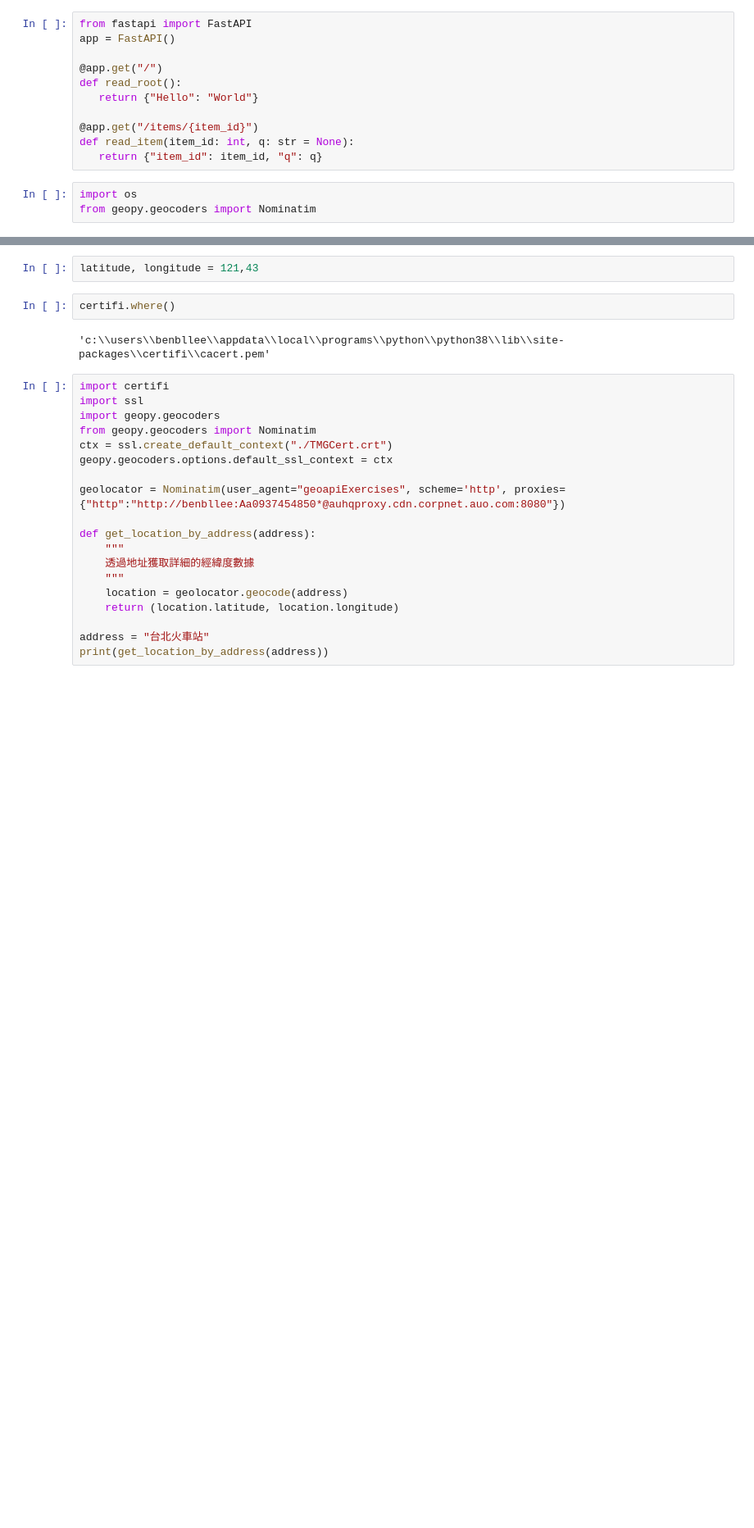
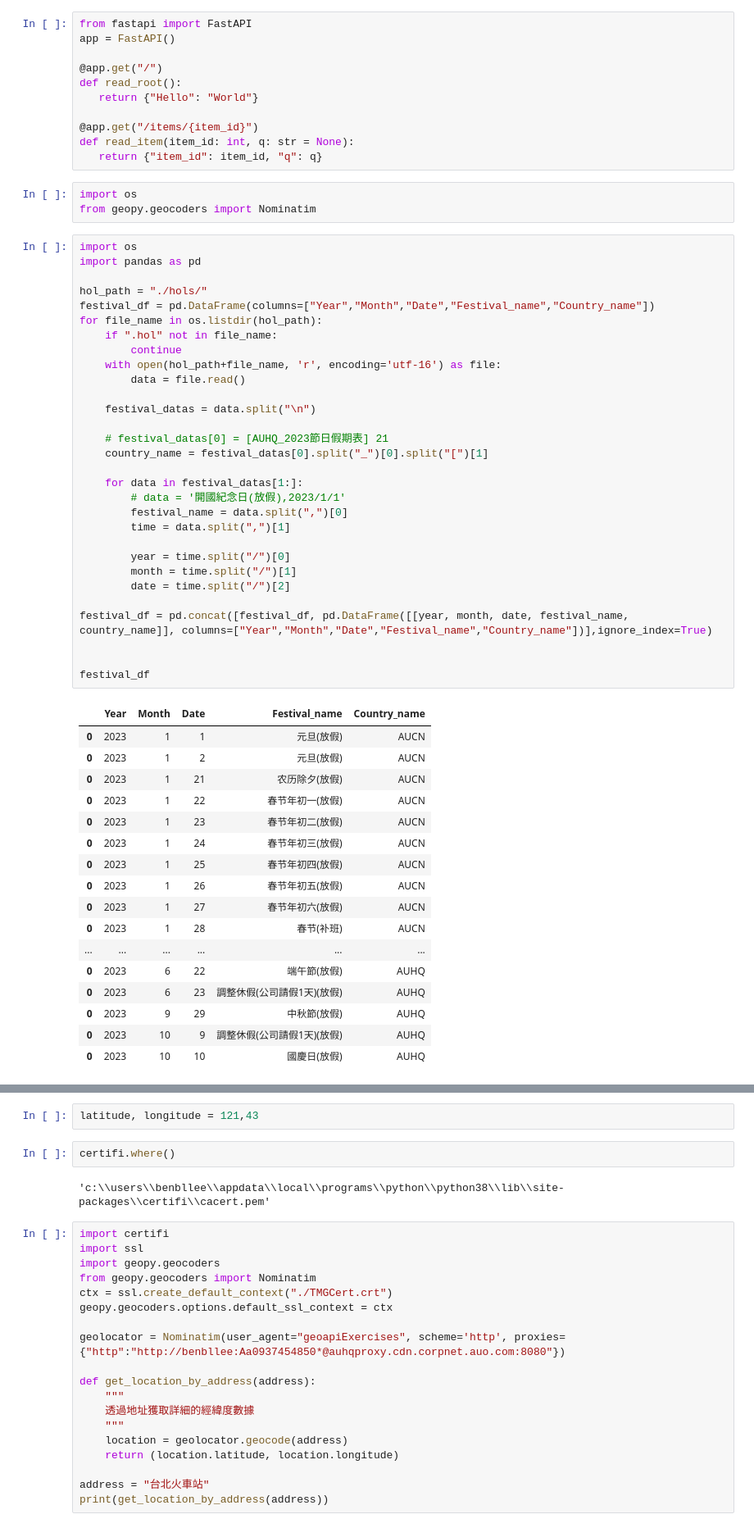
Before and after one commit to Ben81828/global-meeting-calendar, a Jupyter notebook: backend/test.ipynb, the cells around one changed output, grey strips where cells are left out. Shown: that part at 82% size. Drawn from its saved outputs; the diff is of its cells as text; blank space fills up the shorter version.

```diff
--- a/backend/Untitled.ipynb
+++ b/backend/test.ipynb
@@ -12,3 +12,51 @@ def read_item(item_id: int, q: str = None):
 # %%
 import os
 from geopy.geocoders import Nominatim
+# %%
+import os
+import pandas as pd
+
+hol_path = "./hols/"
+festival_df = pd.DataFrame(columns=["Year","Month","Date","Festival_name","Country_name"])
+for file_name in os.listdir(hol_path):
+    if ".hol" not in file_name:
+        continue
+    with open(hol_path+file_name, 'r', encoding='utf-16') as file:
+        data = file.read()
+
+    festival_datas = data.split("\n")
+
+    # festival_datas[0] = [AUHQ_2023節日假期表] 21
+    country_name = festival_datas[0].split("_")[0].split("[")[1]
+
+    for data in festival_datas[1:]:
+        # data = '開國紀念日(放假),2023/1/1'
+        festival_name = data.split(",")[0]
+        time = data.split(",")[1]
+
+        year = time.split("/")[0]
+        month = time.split("/")[1]
+        date = time.split("/")[2]
+
+festival_df = pd.concat([festival_df, pd.DataFrame([[year, month, date, festival_name, country_name]], columns=["Year","Month","Date","Festival_name","Country_name"])],ignore_index=True)
+
+
+festival_df
+# %% [output]
+|  | Year | Month | Date | Festival_name | Country_name |
+| 0 | 2023 | 1 | 1 | 元旦(放假) | AUCN |
+| 0 | 2023 | 1 | 2 | 元旦(放假) | AUCN |
+| 0 | 2023 | 1 | 21 | 农历除夕(放假) | AUCN |
+| 0 | 2023 | 1 | 22 | 春节年初一(放假) | AUCN |
+| 0 | 2023 | 1 | 23 | 春节年初二(放假) | AUCN |
+| 0 | 2023 | 1 | 24 | 春节年初三(放假) | AUCN |
+| 0 | 2023 | 1 | 25 | 春节年初四(放假) | AUCN |
+| 0 | 2023 | 1 | 26 | 春节年初五(放假) | AUCN |
+| 0 | 2023 | 1 | 27 | 春节年初六(放假) | AUCN |
+| 0 | 2023 | 1 | 28 | 春节(补班) | AUCN |
+| ... | ... | ... | ... | ... | ... |
+| 0 | 2023 | 6 | 22 | 端午節(放假) | AUHQ |
+| 0 | 2023 | 6 | 23 | 調整休假(公司請假1天)(放假) | AUHQ |
+| 0 | 2023 | 9 | 29 | 中秋節(放假) | AUHQ |
+| 0 | 2023 | 10 | 9 | 調整休假(公司請假1天)(放假) | AUHQ |
+| 0 | 2023 | 10 | 10 | 國慶日(放假) | AUHQ |
```
Also changed, not shown: parts of 1 cell of this notebook, 21 other files.
